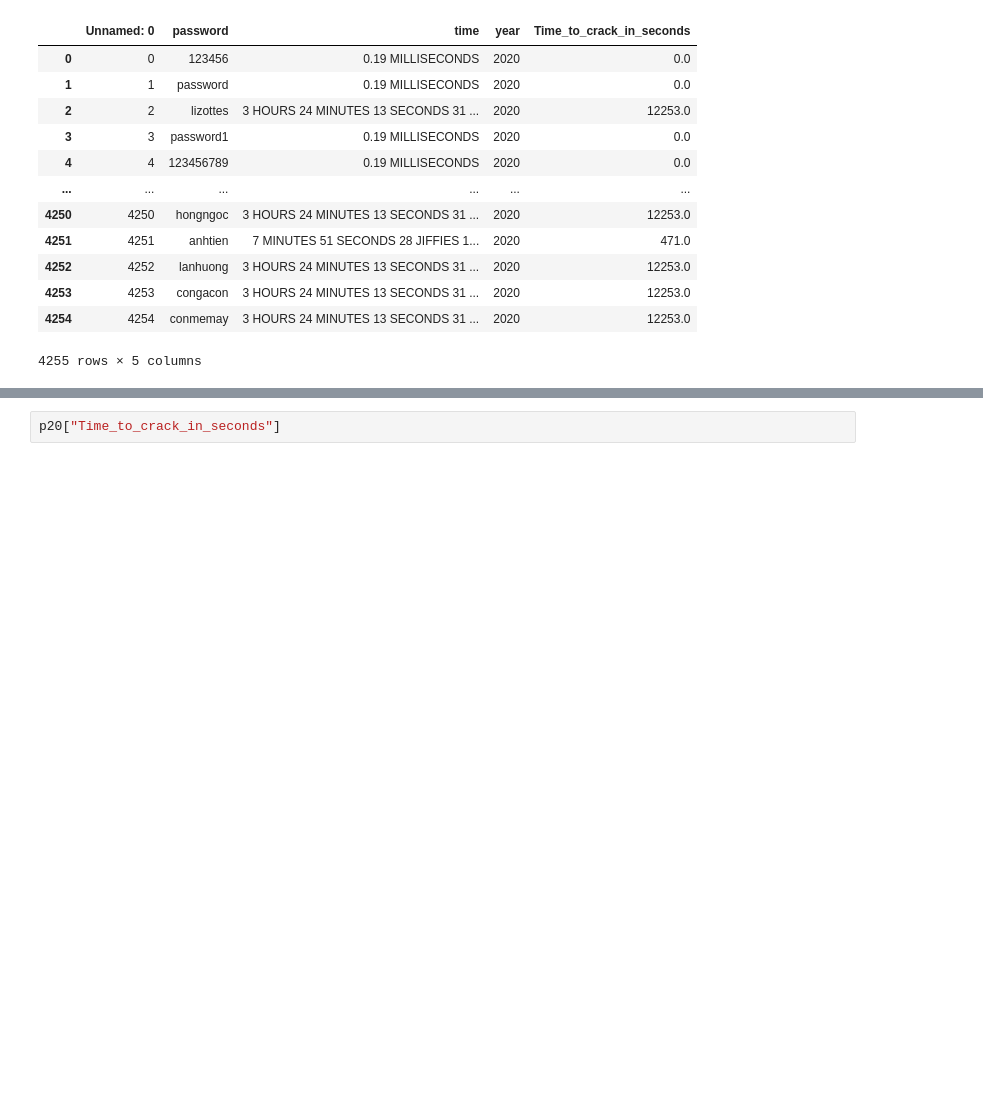
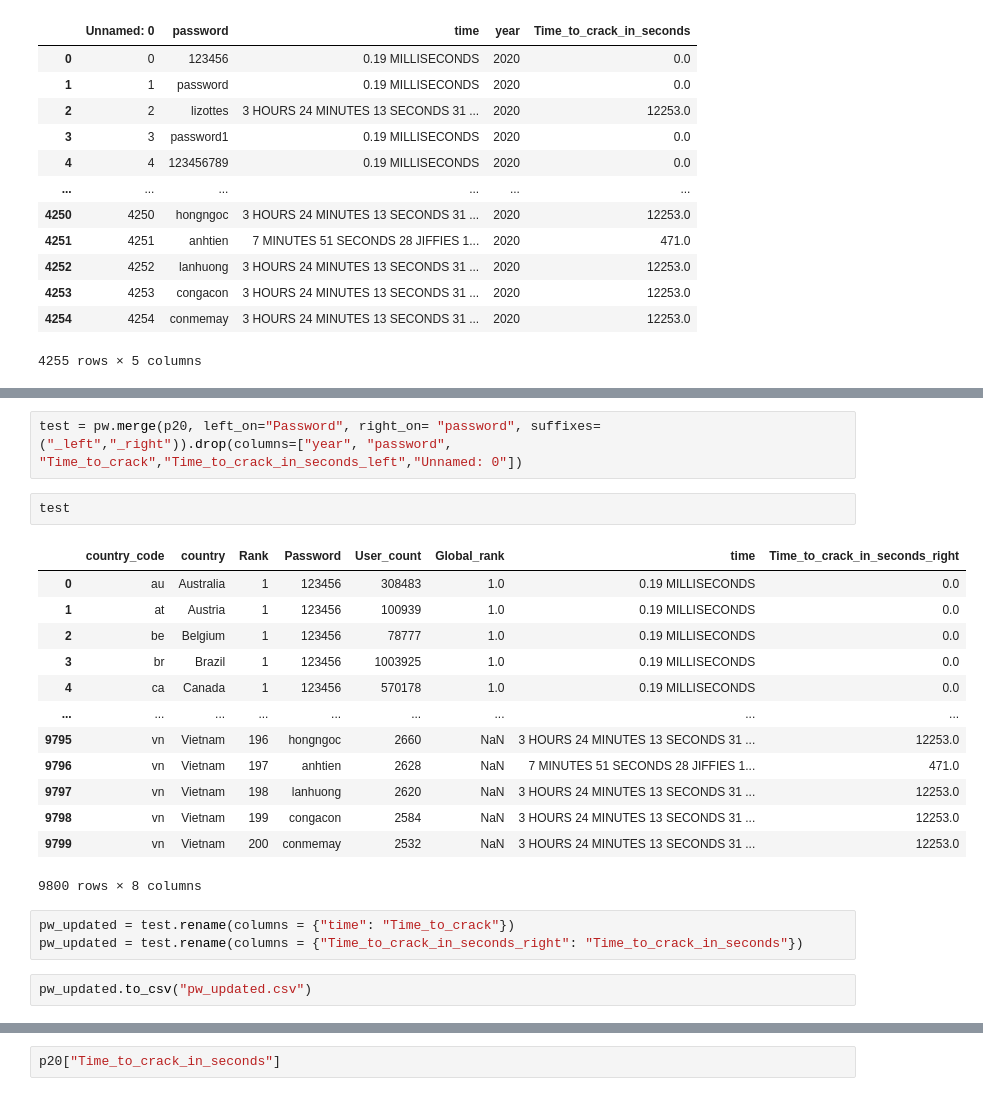
Before and after one commit to mintysnow/PasswordPyProj, a Jupyter notebook: py proj-Copy1.ipynb, the cells around one changed output, grey strips where cells are left out. Saved outputs shown, nothing was run; the diff lists cells and outputs as text; blank space fills up the shorter version.

```diff
--- a/py proj-Copy1.ipynb
+++ b/py proj-Copy1.ipynb
@@ -55,0 +71,23 @@ p20
+# %%
+test = pw.merge(p20, left_on="Password", right_on= "password", suffixes=("_left","_right")).drop(columns=["year", "password", "Time_to_crack","Time_to_crack_in_seconds_left","Unnamed: 0"])
+# %%
+test
+# %% [output]
+|  | country_code | country | Rank | Password | User_count | Global_rank | time | Time_to_crack_in_seconds_right |
+| 0 | au | Australia | 1 | 123456 | 308483 | 1.0 | 0.19 MILLISECONDS | 0.0 |
+| 1 | at | Austria | 1 | 123456 | 100939 | 1.0 | 0.19 MILLISECONDS | 0.0 |
+| 2 | be | Belgium | 1 | 123456 | 78777 | 1.0 | 0.19 MILLISECONDS | 0.0 |
+| 3 | br | Brazil | 1 | 123456 | 1003925 | 1.0 | 0.19 MILLISECONDS | 0.0 |
+| 4 | ca | Canada | 1 | 123456 | 570178 | 1.0 | 0.19 MILLISECONDS | 0.0 |
+| ... | ... | ... | ... | ... | ... | ... | ... | ... |
+| 9795 | vn | Vietnam | 196 | hongngoc | 2660 | NaN | 3 HOURS 24 MINUTES 13 SECONDS 31 ... | 12253.0 |
+| 9796 | vn | Vietnam | 197 | anhtien | 2628 | NaN | 7 MINUTES 51 SECONDS 28 JIFFIES 1... | 471.0 |
+| 9797 | vn | Vietnam | 198 | lanhuong | 2620 | NaN | 3 HOURS 24 MINUTES 13 SECONDS 31 ... | 12253.0 |
+| 9798 | vn | Vietnam | 199 | congacon | 2584 | NaN | 3 HOURS 24 MINUTES 13 SECONDS 31 ... | 12253.0 |
+| 9799 | vn | Vietnam | 200 | conmemay | 2532 | NaN | 3 HOURS 24 MINUTES 13 SECONDS 31 ... | 12253.0 |
+9800 rows × 8 columns
+# %%
+pw_updated = test.rename(columns = {"time": "Time_to_crack"})
+pw_updated = test.rename(columns = {"Time_to_crack_in_seconds_right": "Time_to_crack_in_seconds"})
+# %%
+pw_updated.to_csv("pw_updated.csv")
```
Also changed, not shown: parts of 10 cells of this notebook, 8 other files.
